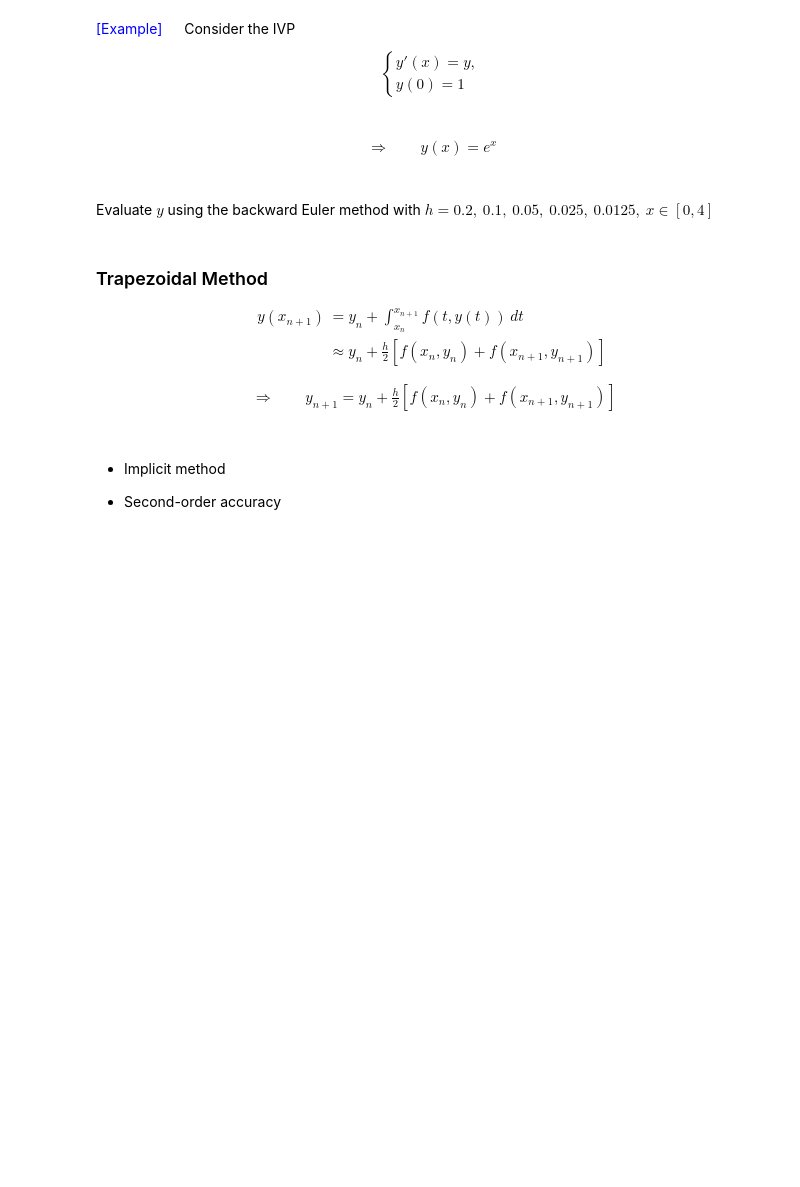
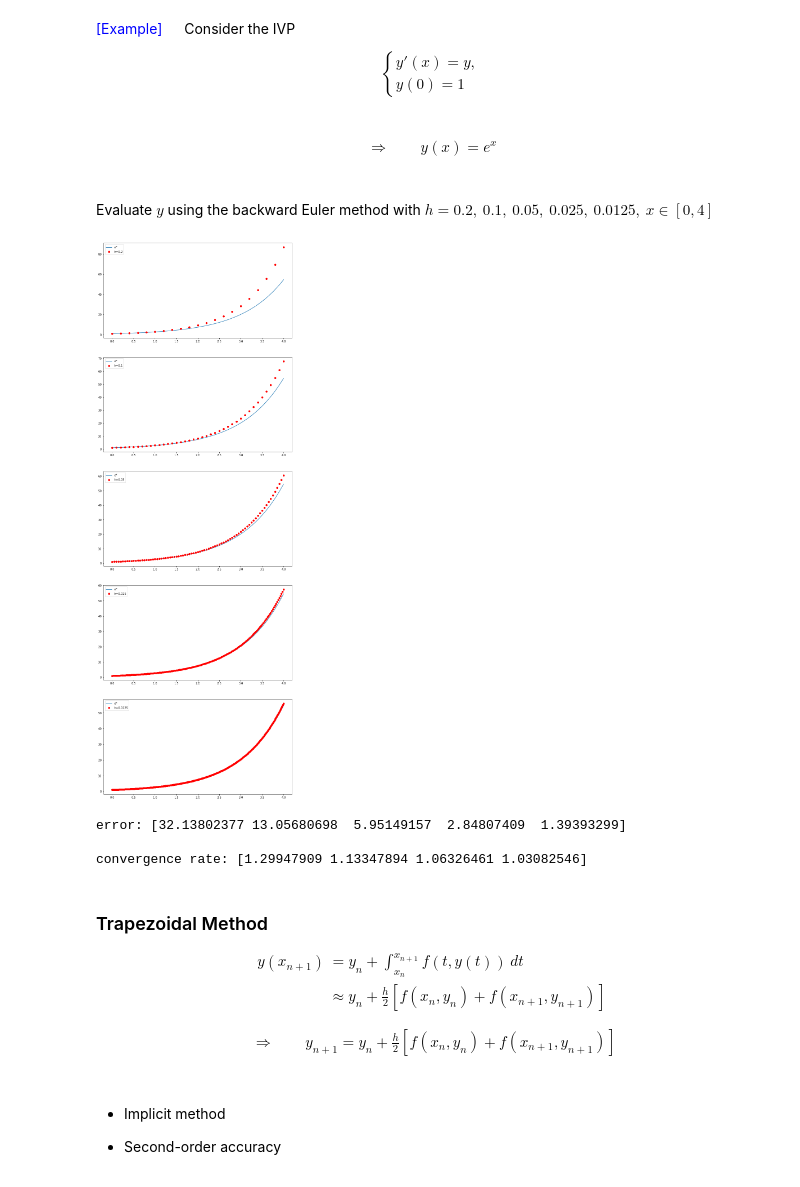
Before and after one commit to dw-shin/NA_notes, a Jupyter notebook: chapter6/NA_ch6.ipynb, the cells around one changed output. Saved outputs shown, nothing was run; the diff lists cells and outputs as text; code cells hidden in the pictures; blank space fills up the shorter version.

```diff
--- a/chapter6/NA_ch6.ipynb
+++ b/chapter6/NA_ch6.ipynb
@@ -786,31 +786,33 @@ Evaluate $y$ using the backward Euler method with $h = 0.2,\ 0.1,\ 0.05,\ 0.025,
 # %%
 import numpy as np
 import matplotlib.pylab as plt
 %matplotlib inline
 
 y_exact = lambda x: np.exp(x)
 f = lambda y: y
 xx = np.linspace(0, 4, num=200)
 plt.figure(figsize=(12,36))
 h = [0.2, 0.1, 0.05, 0.025, 0.0125]
 error = np.zeros(5)
 for n in range(0,5):
     num_nodes = int(4 / h[n])
     x = np.linspace(0,4,num=num_nodes+1)
     y = np.zeros(x.shape[0])
     y[0] = 1
     for j in range(0,num_nodes):
         # write the following line
-        y[j+1] =
+        y[j+1] = y[j] / (1-h[n])
 
     error[n] = np.max(np.abs(y_exact(x) - y))
 
     plt.subplot(5,1,n+1)
     plt.plot(xx,y_exact(xx),label='$e^x$')
     plt.plot(x,y,'ro',label='h={}'.format(h[n]))
     plt.legend()
 
 plt.show()
+# %% [output]
+[figure, added]
 # %%
 print('error: {}'.format(error))
 
@@ -818,6 +820,10 @@ h = np.array([0.2, 0.1, 0.05, 0.025, 0.0125])
 rate = (np.log(error[1:]) - np.log(error[:-1]))/(np.log(h[1:]) - np.log(h[:-1]))
 print(' ')
 print('convergence rate: {}'.format(rate))
+# %% [output]
+error: [32.13802377 13.05680698  5.95149157  2.84807409  1.39393299]
+
+convergence rate: [1.29947909 1.13347894 1.06326461 1.03082546]
 # %% [markdown]
 ### Trapezoidal Method
 
```
Also changed, not shown: parts of 16 cells of this notebook.
